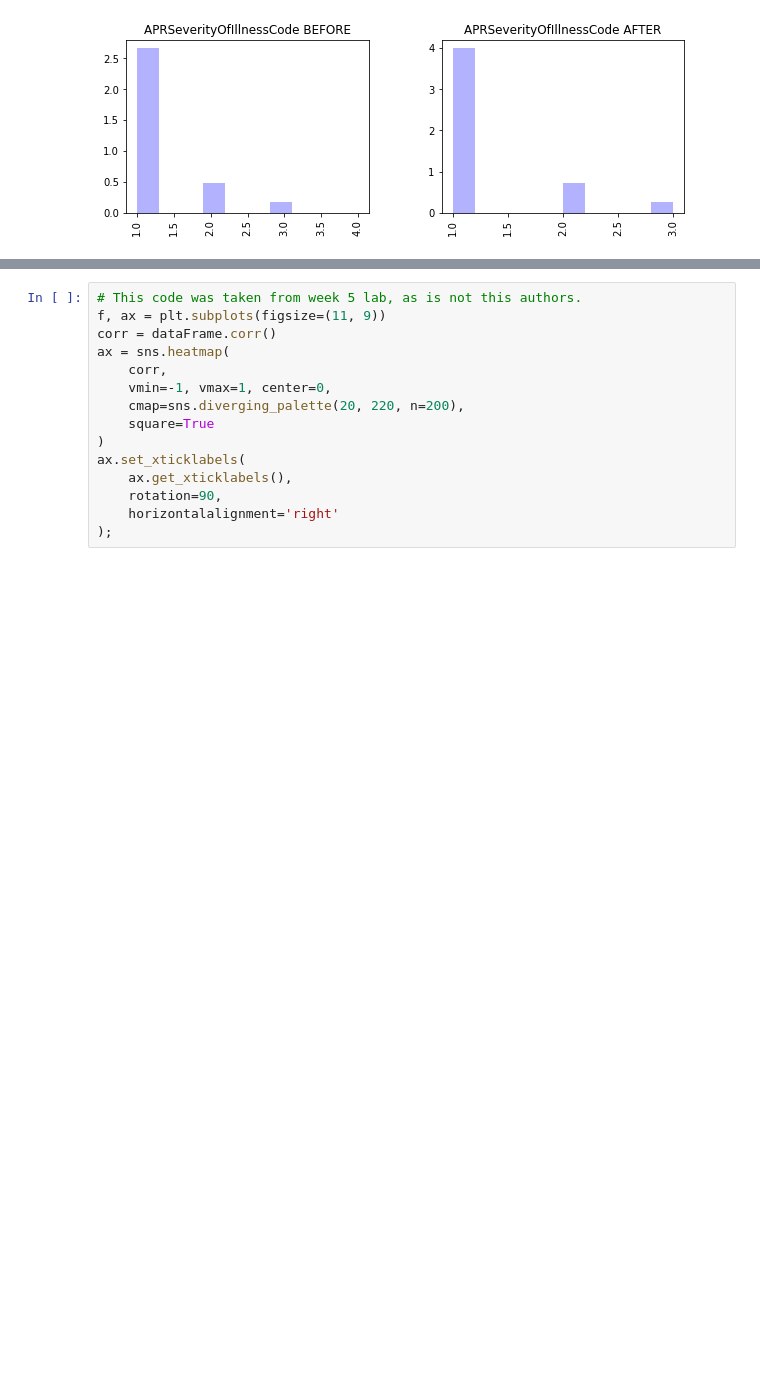
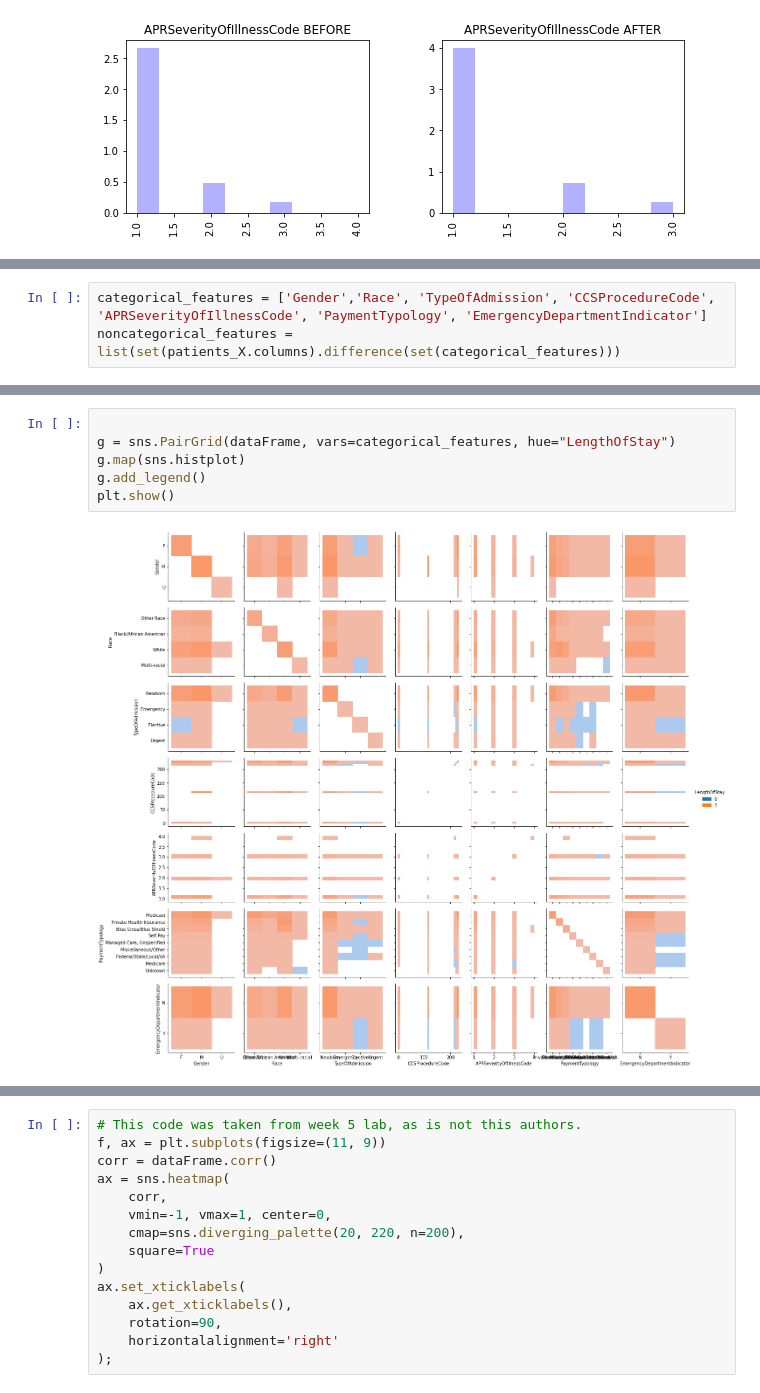
Before and after one commit to Luke-Mason/ML-A1, a Jupyter notebook: Assignment-1.ipynb, the cells around one changed output, grey strips where cells are left out. Saved outputs shown, nothing was run; the diff lists cells and outputs as text; blank space fills up the shorter version.

```diff
--- a/Assignment-1.ipynb
+++ b/Assignment-1.ipynb
@@ -278,0 +253,3 @@ In this section we try find correlations with the refined data.
+# %%
+categorical_features = ['Gender','Race', 'TypeOfAdmission', 'CCSProcedureCode', 'APRSeverityOfIllnessCode', 'PaymentTypology', 'EmergencyDepartmentIndicator']
+noncategorical_features = list(set(patients_X.columns).difference(set(categorical_features)))
@@ -278,0 +263,8 @@ In this section we try find correlations with the refined data.
+# %%
+
+g = sns.PairGrid(dataFrame, vars=categorical_features, hue="LengthOfStay")
+g.map(sns.histplot)
+g.add_legend()
+plt.show()
+# %% [output]
+[figure, added]
```
Also changed, not shown: parts of 26 cells of this notebook.
